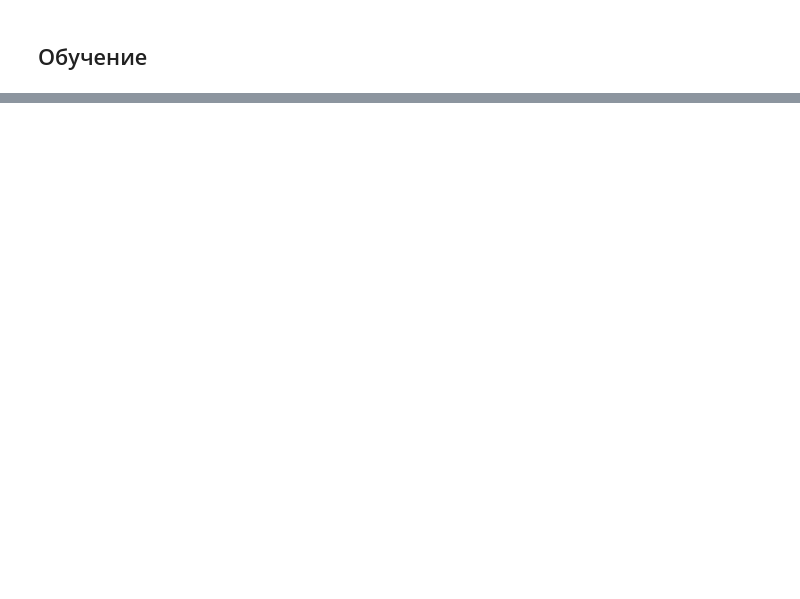
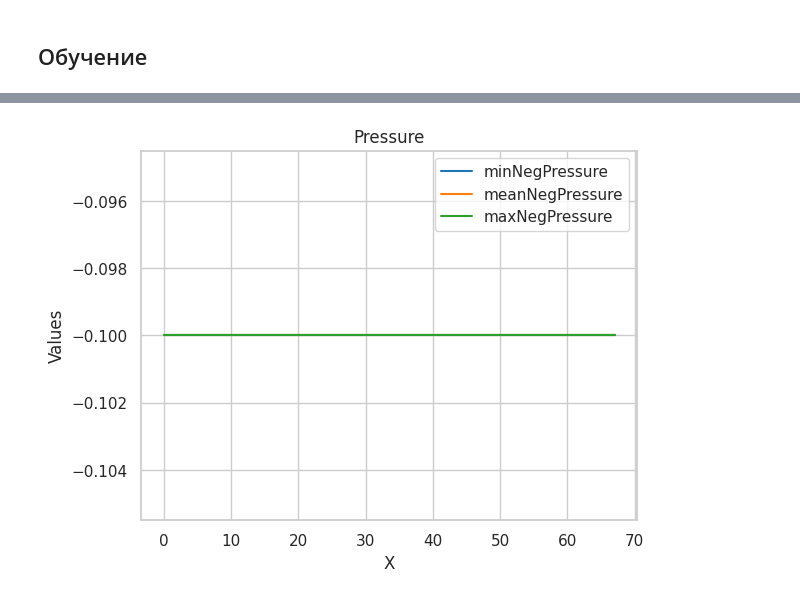
Before and after one commit to Syrenny/chicken_entropy, a Jupyter notebook: test.ipynb, the cells around one changed output, grey strips where cells are left out. Saved outputs shown, nothing was run; the diff lists cells and outputs as text; code cells hidden in the pictures; blank space fills up the shorter version.

Commit message:
Visualizing data from .xlsx

```diff
--- a/test.ipynb
+++ b/test.ipynb
@@ -343,0 +222,5 @@ class Chicken_Entropy():
+# %%
+import pandas as pd
+
+df = pd.read_excel('data/out1/D03_20230523134844.mp4.xlsx')
+df
@@ -343,0 +241,3 @@ class Chicken_Entropy():
+# %%
+duration = len(df.index)
+print(duration)
@@ -343,0 +263,31 @@ class Chicken_Entropy():
+# %%
+import seaborn as sns
+import pandas as pd
+import matplotlib.pyplot as plt
+
+def plot_series(label, x_axis, series_list):
+    """
+    Построение графика для списка pandas.Series
+
+    Параметры:
+    - x_axis: числовая ось, которая будет использоваться как ось X
+    - series_list: список pandas.Series для построения графика
+    """
+    names = []
+    for column_name, values in series_list.items():
+        plt.plot(x_axis, values)
+        names.append(column_name)
+    plt.xlabel('X')
+    plt.ylabel('Values')
+    plt.title(label)
+    plt.legend(names)
+
+    plt.show()
+# %%
+# Создаем набор данных
+x_axis = np.arange(0, duration)
+
+# Вызываем функцию для построения графика
+plot_series('Pressure', x_axis, series_list=df.loc[:, ['minNegPressure', 'meanNegPressure', 'maxNegPressure']])
+# %% [output]
+[figure, added]
```
Also changed, not shown: parts of 17 cells of this notebook, 1 other file.
